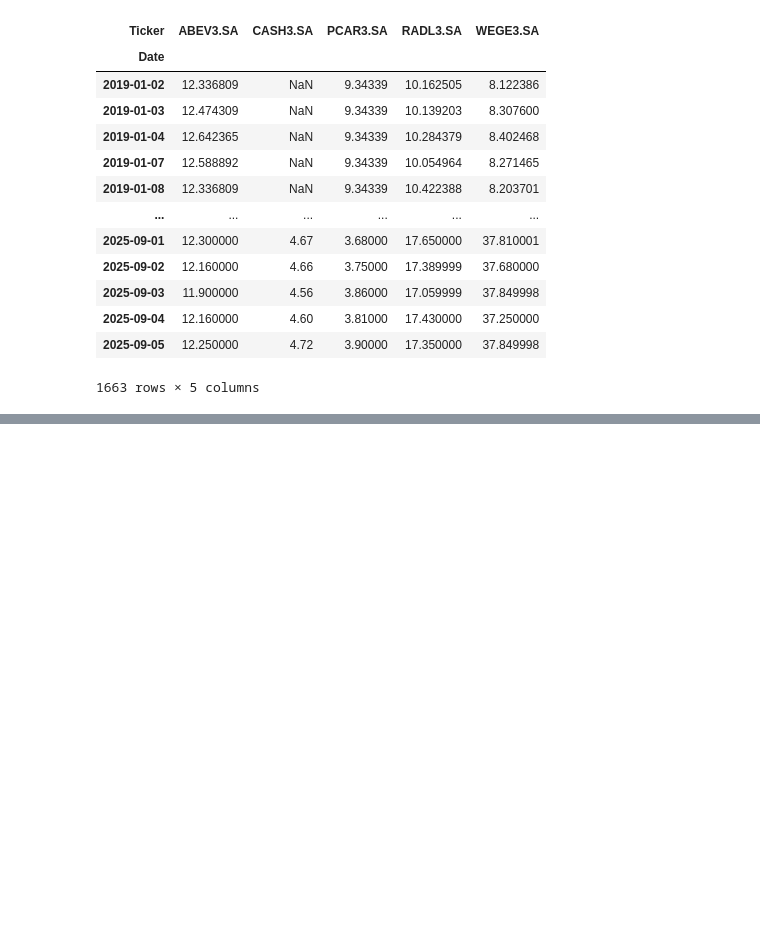
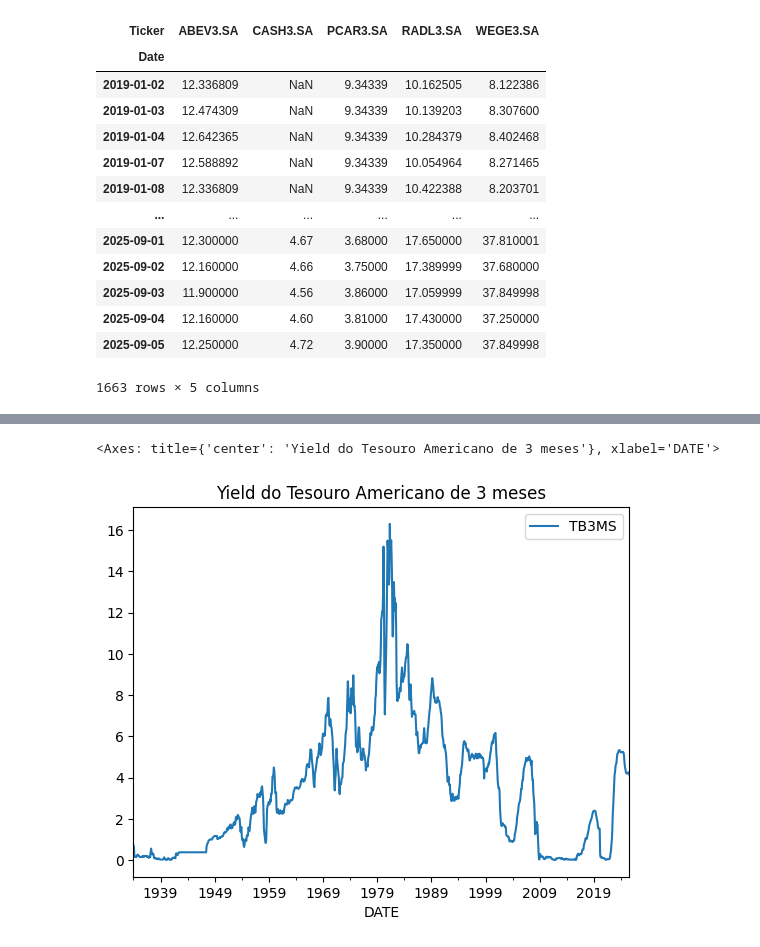
Before and after one commit to Jgonsan/Python, a Jupyter notebook: Pandas.ipynb, the cells around one changed output, grey strips where cells are left out. Cells and saved outputs as stored; diff of their text form; code cells hidden in the pictures; blank space fills up the shorter version.

```diff
--- a/Pandas.ipynb
+++ b/Pandas.ipynb
@@ -1566,0 +1602,8 @@ dados["Adj Close"]
+# %%
+#Yield do Tesouro Americano de 3 meses
+dado = 'TB3MS'
+
+inicio = '1910-12-31'
+final = datetime.now()
+dado_fred = pdr.get_data_fred(dado, start=inicio, end=final)
+dado_fred
@@ -1566,0 +1625,5 @@ dados["Adj Close"]
+# %%
+dado_fred.plot(title='Yield do Tesouro Americano de 3 meses')
+# %% [output]
+<Axes: title={'center': 'Yield do Tesouro Americano de 3 meses'}, xlabel='DATE'>
+[figure, added]
```
Also changed, not shown: parts of 50 cells of this notebook.
